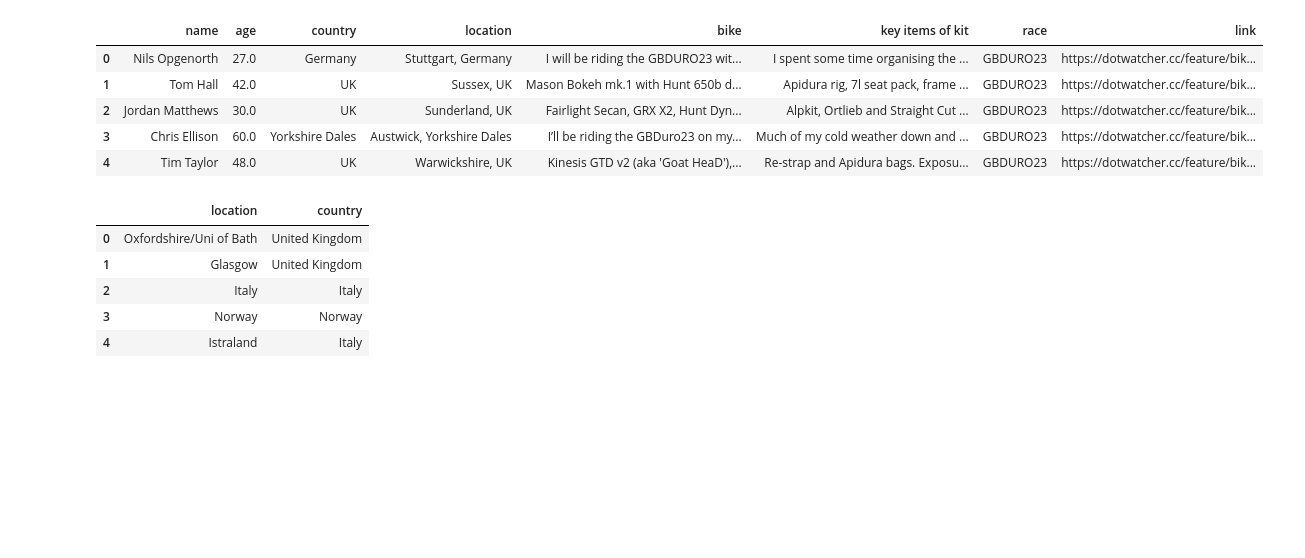
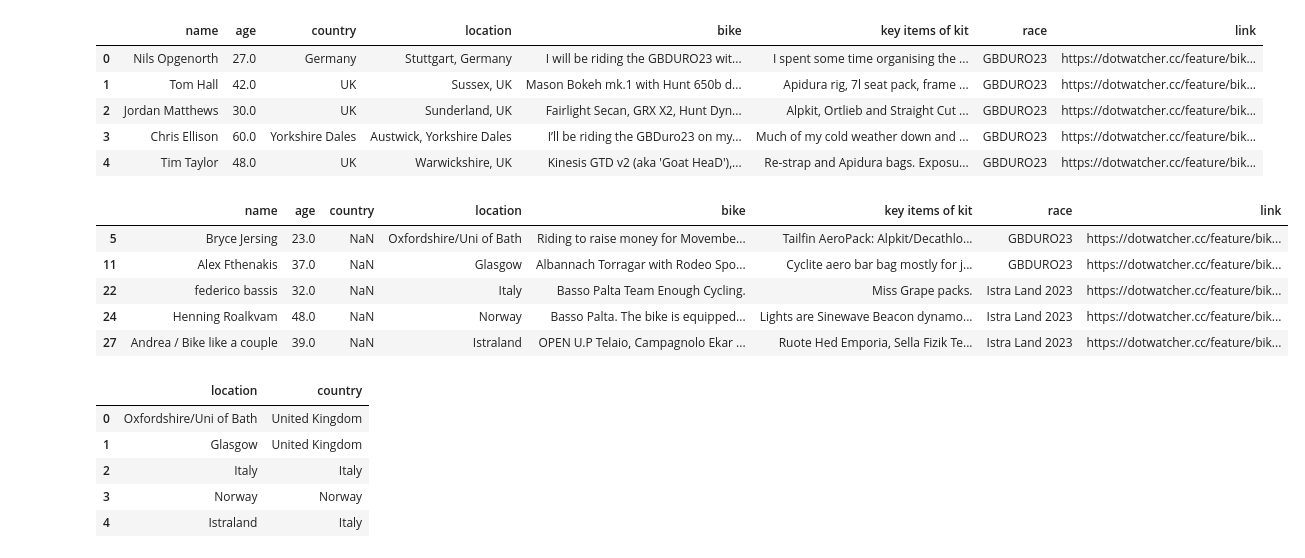
Before and after one commit to edugonzaloalmorox/endurance, a Jupyter notebook: notebooks/transform.ipynb, the cells around one changed output. Drawn from its saved outputs; the diff is of its cells as text; code cells hidden in the pictures; blank space fills up the shorter version.

```diff
--- a/notebooks/transform.ipynb
+++ b/notebooks/transform.ipynb
@@ -159,6 +159,15 @@ dotwatch.head(5)
 # select rows with missing values in country column
 
 problem_country = dotwatch[dotwatch['country'].isnull()]
+# %%
+problem_country.head(5)
+# %% [output]
+|  | name | age | country | location | bike | key items of kit | race | link |
+| 5 | Bryce Jersing | 23.0 | NaN | Oxfordshire/Uni of Bath | Riding to raise money for Movembe... | Tailfin AeroPack: Alpkit/Decathlo... | GBDURO23 | https://dotwatcher.cc/feature/bik... |
+| 11 | Alex Fthenakis | 37.0 | NaN | Glasgow | Albannach Torragar with Rodeo Spo... | Cyclite aero bar bag mostly for j... | GBDURO23 | https://dotwatcher.cc/feature/bik... |
+| 22 | federico bassis | 32.0 | NaN | Italy | Basso Palta Team Enough Cycling. | Miss Grape packs. | Istra Land 2023 | https://dotwatcher.cc/feature/bik... |
+| 24 | Henning Roalkvam | 48.0 | NaN | Norway | Basso Palta. The bike is equipped... | Lights are Sinewave Beacon dynamo... | Istra Land 2023 | https://dotwatcher.cc/feature/bik... |
+| 27 | Andrea / Bike like a couple | 39.0 | NaN | Istraland | OPEN U.P Telaio, Campagnolo Ekar ... | Ruote Hed Emporia, Sella Fizik Te... | Istra Land 2023 | https://dotwatcher.cc/feature/bik... |
 # %%
 # problem_country['location'].unique()
 
```
Also changed, not shown: parts of 20 cells of this notebook.
